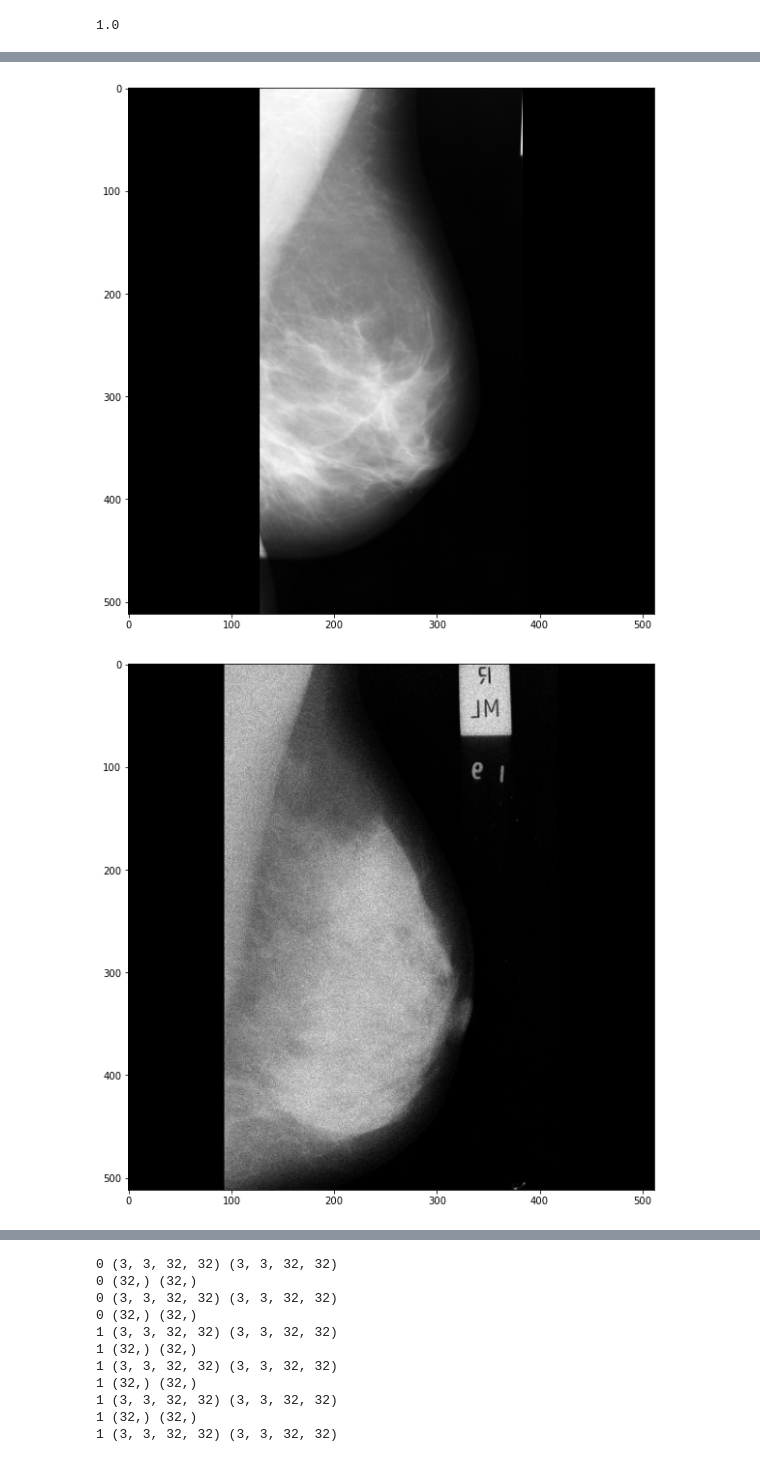
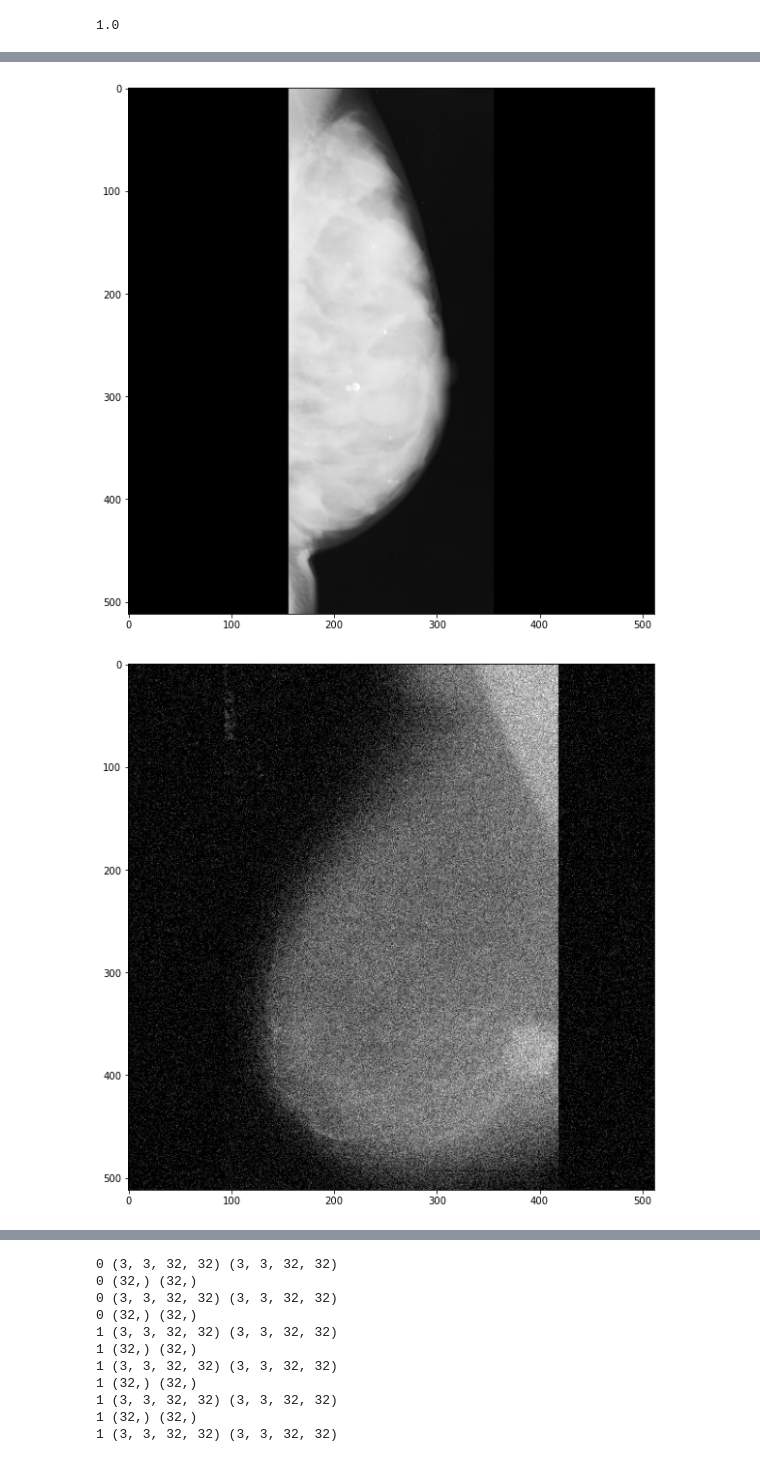
Before and after one commit to notchla/dnresnet, a Jupyter notebook: dnresnet.ipynb, the cells around one changed output, grey strips where cells are left out. Cells and saved outputs as stored; diff of their text form; code cells hidden in the pictures.

```diff
--- a/dnresnet.ipynb
+++ b/dnresnet.ipynb
@@ -12,8 +12,8 @@ import pickle
 # %%
 y_train = np.load("/home/notchla/Documents/mias_y_train.npy", allow_pickle=True)
 y_val = np.load("/home/notchla/Documents/mias_y_val.npy", allow_pickle=True)
-x_train = np.load("/home/notchla/Documents/mias_x_train.npy", allow_pickle=True)
-x_val = np.load("/home/notchla/Documents/mias_x_val.npy", allow_pickle=True)
+x_train = np.load("/home/notchla/Documents/mias_xtrain_poisson_gauss01.npy", allow_pickle=True)
+x_val = np.load("/home/notchla/Documents/mias_xval_poisson_gauss01.npy", allow_pickle=True)
 
 print(np.max(y_train), np.max(y_val), np.max(x_train), np.max(x_val))
 # %% [output]
@@ -209,7 +209,7 @@ ________________________________________________________________________________
 
 # test = np.concatenate((x_expanded, zeros), axis=1)
 # %%
-mymodel.compile(optimizer="adam", loss=[tf.keras.losses.MeanSquaredError(), tf.keras.losses.MeanSquaredError()], loss_weights=[0.5, 0.1])
+mymodel.compile(optimizer="adam", loss=[tf.keras.losses.MeanSquaredError(), tf.keras.losses.MeanSquaredError()], loss_weights=[1, 0.025])
 # %%
 sobel_train = y_train_sobel_patches * y_train_patches
 sobel_val = y_val_sobel_patches * y_val_patches
@@ -255,7 +258,7 @@ def cascadeTraining(model, residuals, epochs):
     for i in range(residuals):
         model.addResidual()
         model.inheritWeights(i)
-        model.compile(optimizer="adam", loss=[tf.keras.losses.MeanSquaredError(), tf.keras.losses.MeanSquaredError()], loss_weights=[1, 0.1])
+        model.compile(optimizer="adam", loss=[tf.keras.losses.MeanSquaredError(), tf.keras.losses.MeanSquaredError()], loss_weights=[1, 0.025])
         info = model.fit([x_train_patches, y_train_sobel_patches], [y_train_patches, sobel_train], epochs=epochs, shuffle=True, validation_data=([x_val_patches, y_val_sobel_patches], [y_val_patches, sobel_val]))
         model.model().summary()
         res.append(model.get_res_weights())
@@ -285,2 +292,2 @@ Epoch 6/10
 # %%
-decoded = mymodel((x_val_patches[:324], y_val_sobel_patches[:324]))
+decoded = mymodel.predict((x_val_patches, y_val_sobel_patches), batch_size = 8, verbose= 1)
@@ -405,13 +414,13 @@ plt.gray()
 # %%
 plt.figure(figsize=(10,10))
-plt.imshow(y_val[2])
+plt.imshow(y_val[22])
 plt.gray()
 # %% [output]
-[figure, old version]
+[figure, new version]
 # %%
 plt.figure(figsize=(10,10))
-plt.imshow(x_val[0])
+plt.imshow(x_val[10])
 plt.gray()
 # %% [output]
-[figure, old version]
+[figure, new version]
 # %%
```
Also changed, not shown: parts of 16 cells of this notebook, 5 other files.
